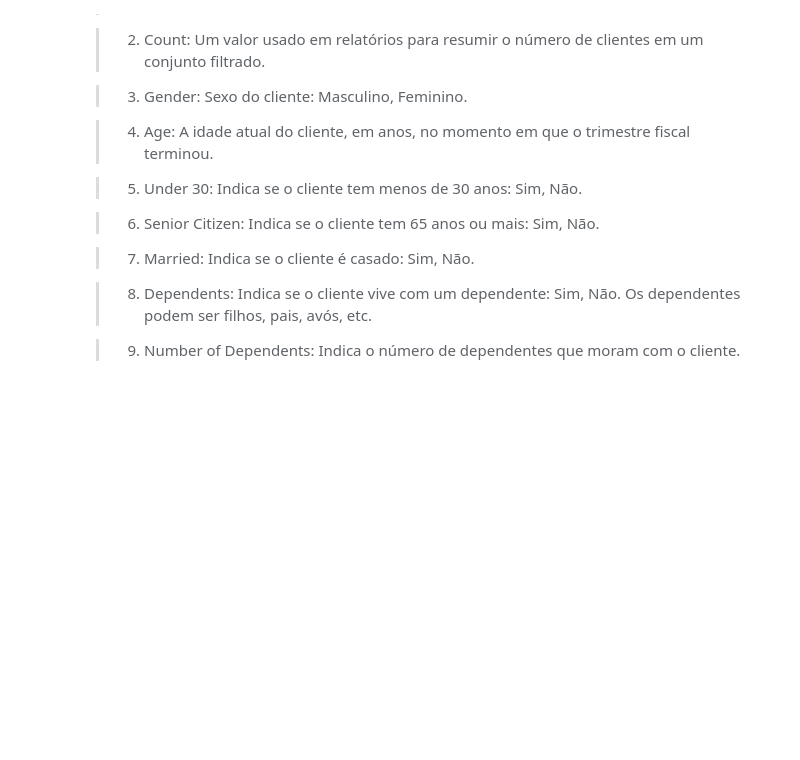
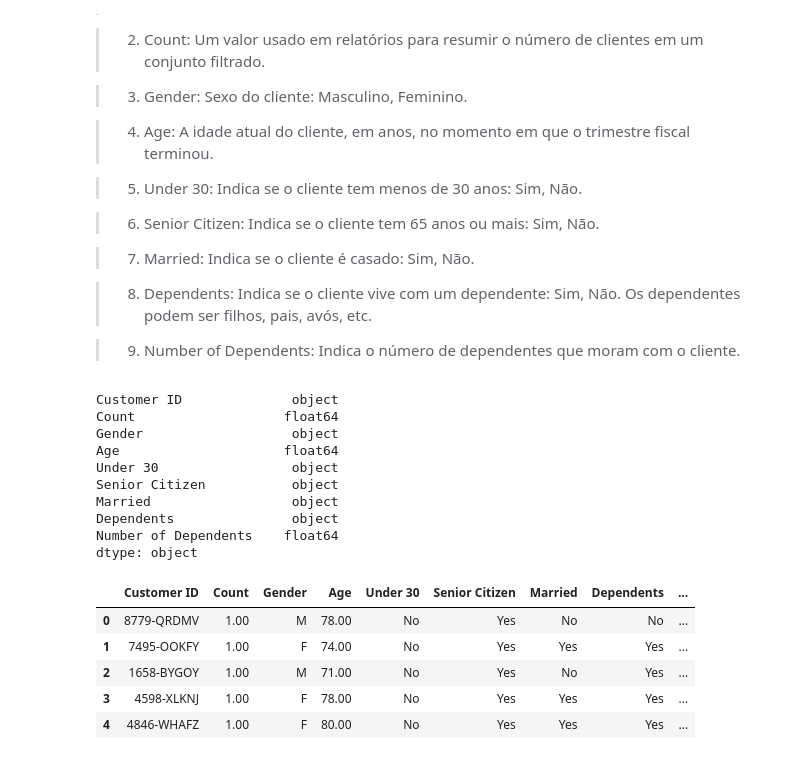
Before and after one commit to leonardovargas10/Modelo_Previsao_Churn, a Jupyter notebook: Modelo_Churn.ipynb, the cells around one changed output. Saved outputs shown, nothing was run; the diff lists cells and outputs as text; code cells hidden in the pictures; blank space fills up the shorter version.

```diff
--- a/Modelo_Churn.ipynb
+++ b/Modelo_Churn.ipynb
@@ -142,4 +204,25 @@ status = pd.read_sql('SELECT * FROM status', conexao)
 > 8. Dependents: Indica se o cliente vive com um dependente: Sim, Não. Os dependentes podem ser filhos, pais, avós, etc.
 
 > 9. Number of Dependents: Indica o número de dependentes que moram com o cliente.
+# %%
+demographics_trusted = demographics_raw.copy()
+print(demographics_trusted.dtypes)
+demographics_trusted.head()
+# %% [output]
+Customer ID              object
+Count                   float64
+Gender                   object
+Age                     float64
+Under 30                 object
+Senior Citizen           object
+Married                  object
+Dependents               object
+Number of Dependents    float64
+dtype: object
+|  | Customer ID | Count | Gender | Age | Under 30 | Senior Citizen | Married | Dependents | ... |
+| 0 | 8779-QRDMV | 1.00 | M | 78.00 | No | Yes | No | No | ... |
+| 1 | 7495-OOKFY | 1.00 | F | 74.00 | No | Yes | Yes | Yes | ... |
+| 2 | 1658-BYGOY | 1.00 | M | 71.00 | No | Yes | No | Yes | ... |
+| 3 | 4598-XLKNJ | 1.00 | F | 78.00 | No | Yes | Yes | Yes | ... |
+| 4 | 4846-WHAFZ | 1.00 | F | 80.00 | No | Yes | Yes | Yes | ... |
 # %% [markdown]
```
Also changed, not shown: parts of 30 cells of this notebook.
